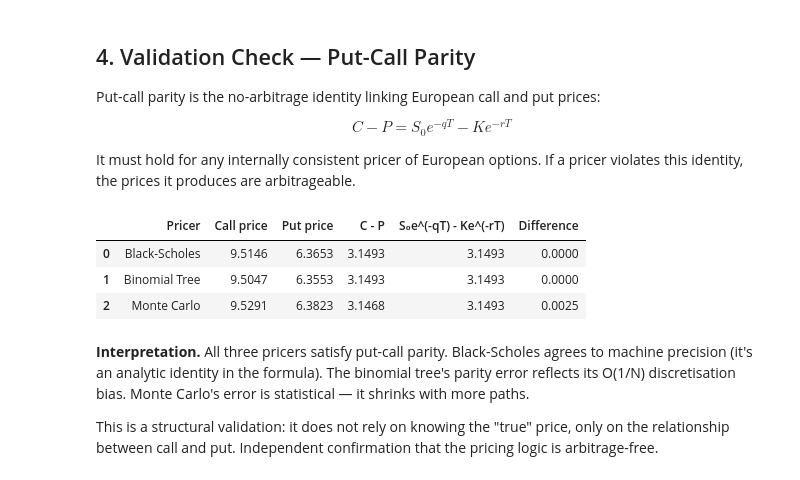
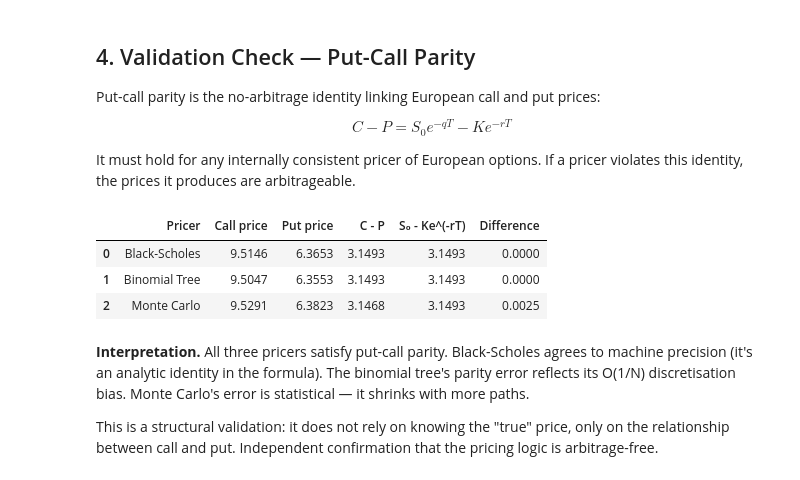
Before and after one commit to CathyLin789/Derivative_Platform, a Jupyter notebook: notebooks/derivatives_pricing_test.ipynb, the cells around one changed output. Drawn from its saved outputs; the diff is of its cells as text; code cells hidden in the pictures.

```diff
--- a/notebooks/derivatives_pricing_test.ipynb
+++ b/notebooks/derivatives_pricing_test.ipynb
@@ -135,25 +130,25 @@ It must hold for any internally consistent pricer of European options.
 If a pricer violates this identity, the prices it produces are arbitrageable.
 # %%
 r = yc.get_zero_rate(T)
-theoretical_lhs = S0 * np.exp(-q * T) - K * np.exp(-r * T)
+theoretical_lhs = S0 - K * np.exp(-r * T)
 
 parity_results = []
 for pricer in [bs, bt, MonteCarloPricer(n_paths=200_000, seed=MC_SEED)]:
     c_price = pricer.price(european_call)
     p_price = pricer.price(european_put)
     cmp     = c_price - p_price
     parity_results.append({
-        "Pricer":         pricer.name,
-        "Call price":     f"{c_price:.4f}",
-        "Put price":      f"{p_price:.4f}",
-        "C - P":          f"{cmp:.4f}",
-        "S₀e^(-qT) - Ke^(-rT)": f"{theoretical_lhs:.4f}",
-        "Difference":     f"{abs(cmp - theoretical_lhs):.4f}",
+        "Pricer":          pricer.name,
+        "Call price":      f"{c_price:.4f}",
+        "Put price":       f"{p_price:.4f}",
+        "C - P":           f"{cmp:.4f}",
+        "S₀ - Ke^(-rT)":   f"{theoretical_lhs:.4f}",
+        "Difference":      f"{abs(cmp - theoretical_lhs):.4f}",
     })
 
 pd.DataFrame(parity_results)
 # %% [output]
-|  | Pricer | Call price | Put price | C - P | S₀e^(-qT) - Ke^(-rT) | Difference |
+|  | Pricer | Call price | Put price | C - P | S₀ - Ke^(-rT) | Difference |
 | 0 | Black-Scholes | 9.5146 | 6.3653 | 3.1493 | 3.1493 | 0.0000 |
 | 1 | Binomial Tree | 9.5047 | 6.3553 | 3.1493 | 3.1493 | 0.0000 |
 | 2 | Monte Carlo | 9.5291 | 6.3823 | 3.1468 | 3.1493 | 0.0025 |
```
Also changed, not shown: parts of 9 cells of this notebook, 1 other file.
